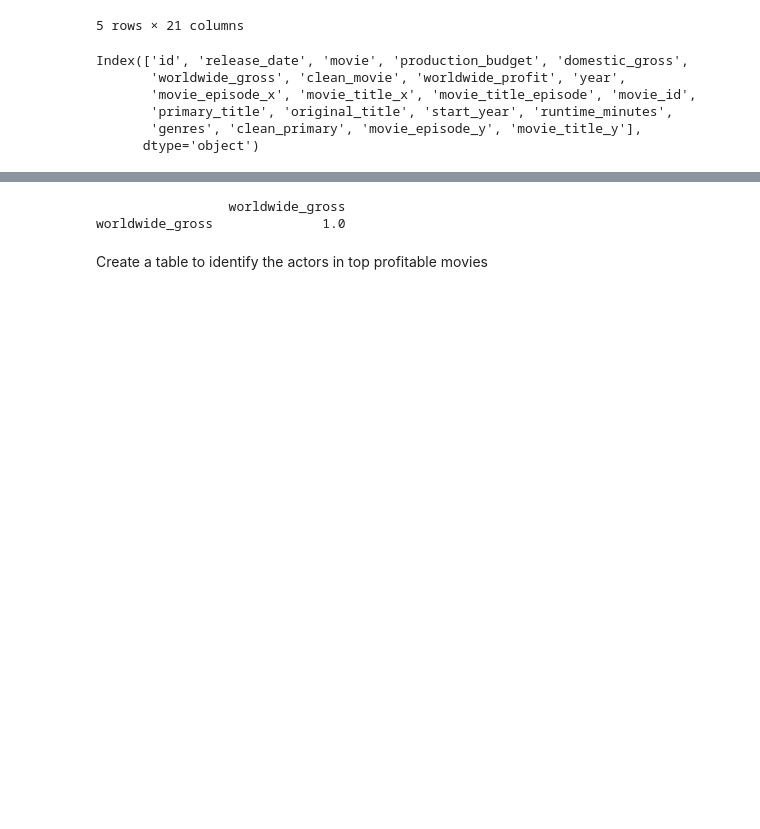
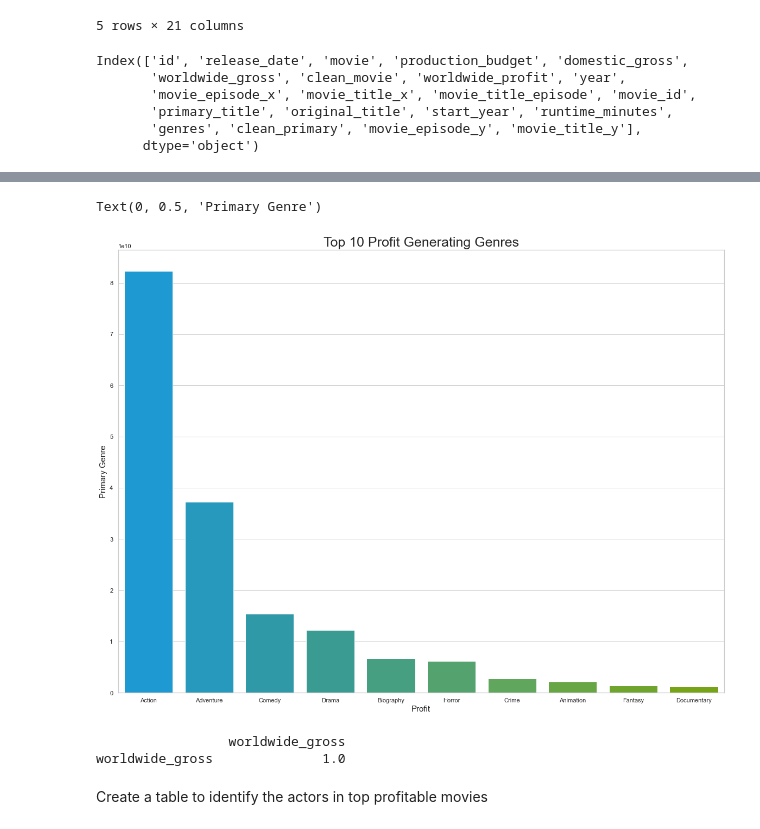
Before and after one commit to AlbaneCM/MicrosoftMovieAnalysis, a Jupyter notebook: microsoft-movie-analysis.ipynb, the cells around one changed output, grey strips where cells are left out. Cells and saved outputs as stored; diff of their text form; code cells hidden in the pictures; blank space fills up the shorter version.

```diff
--- a/microsoft-movie-analysis.ipynb
+++ b/microsoft-movie-analysis.ipynb
@@ -1266,0 +1272,3 @@ Name: main_genre, Length: 1135, dtype: object
+# %%
+top_10_genres = top_profit_genres.groupby(["main_genre"])[["worldwide_gross", "worldwide_profit"]].sum().sort_values("worldwide_profit", ascending=False).reset_index()[:10]
+top_10_genres
@@ -1286,3 +1304,20 @@ genre_profit
+# %%
+# Displaying sum of profit by genres
+fig1, ax1 = plt.subplots(figsize=(20, 15))
+
+x = top_10_genres["main_genre"]
+y = top_10_genres["worldwide_profit"]
+
+sns.set(style="whitegrid", color_codes=True)
+
+sns.barplot(x, y, palette='blend:#00A4EF,#7FBA00')
+
+ax1.set_title('Top 10 Profit Generating Genres', fontsize=25)
+ax1.set_xlabel('Profit', fontsize=15)
+ax1.set_ylabel('Primary Genre', fontsize=15)
+# %% [output]
+Text(0, 0.5, 'Primary Genre')
+[figure, added]
 # %%
 print(genre_profit.corr())
 # %% [output]
```
Also changed, not shown: parts of 43 cells of this notebook.
